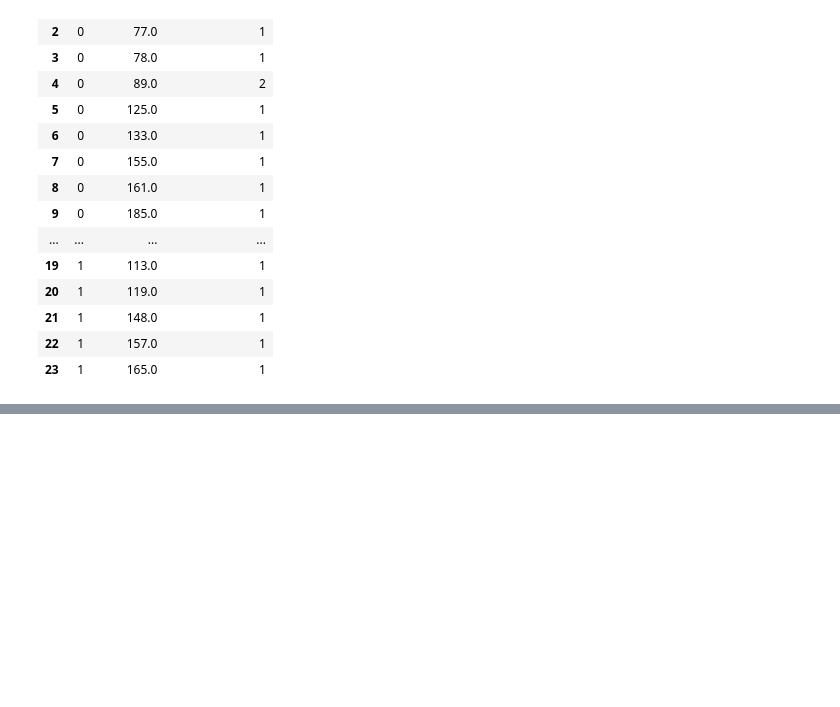
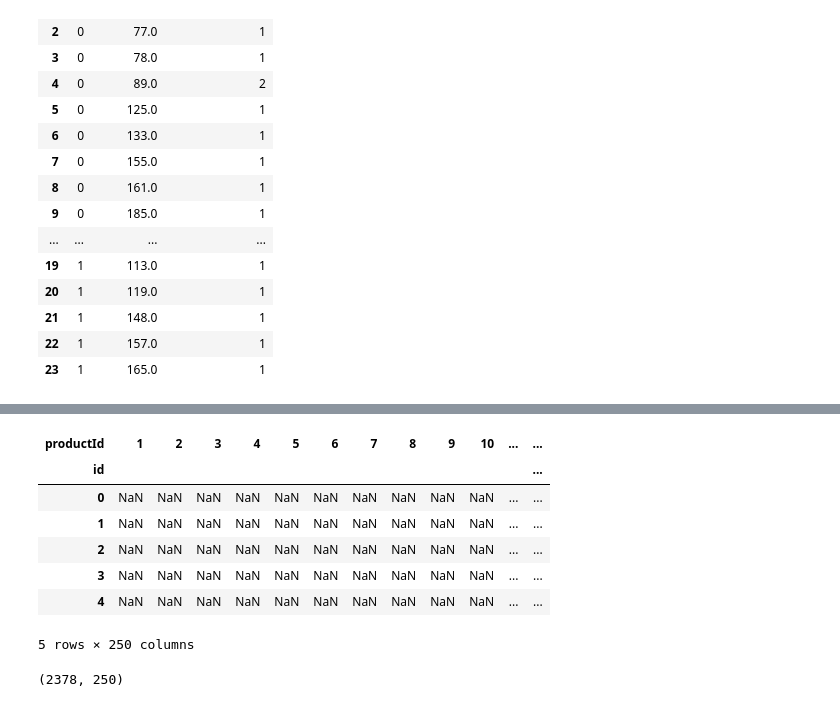
Before and after one commit to HassanSherwani/Predicting-customers-demand_API_Flask, a Jupyter notebook: Product_Freq.ipynb, the cells around one changed output, grey strips where cells are left out. Cells and saved outputs as stored; diff of their text form; code cells hidden in the pictures; blank space fills up the shorter version.

```diff
--- a/Product_Freq.ipynb
+++ b/Product_Freq.ipynb
@@ -110,0 +113,16 @@ pd.melt(transactions.head(2).set_index('id')['products'].apply(pd.Series).reset_
+# %%
+### 4a)-One for purchase count
+s=time.time()
+
+data = pd.melt(transactions.set_index('id')['products'].apply(pd.Series).reset_index(),
+             id_vars=['id'],
+             value_name='products') \
+    .dropna().drop(['variable'], axis=1) \
+    .groupby(['id', 'products']) \
+    .agg({'products': 'count'}) \
+    .rename(columns={'products': 'purchase_count'}) \
+    .reset_index() \
+    .rename(columns={'products': 'productId'})
+data['productId'] = data['productId'].astype(np.int64)
+
+print("Execution time:", round((time.time()-s)/60,2), "minutes")
@@ -110,0 +152,22 @@ pd.melt(transactions.head(2).set_index('id')['products'].apply(pd.Series).reset_
+# %%
+### 4-c)-Normalize item
+"""
+we normalize purchase frequency of each item across users by first creating a user-item matrix
+
+"""
+df_matrix = pd.pivot_table(data, values='purchase_count', index='id', columns='productId')
+# %%
+df_matrix.head()
+# %% [output]
+| productId | 1 | 2 | 3 | 4 | 5 | 6 | 7 | 8 | 9 | 10 | ... | ... |
+| id |  |  |  |  |  |  |  |  |  |  |  | ... |
+| 0 | NaN | NaN | NaN | NaN | NaN | NaN | NaN | NaN | NaN | NaN | ... | ... |
+| 1 | NaN | NaN | NaN | NaN | NaN | NaN | NaN | NaN | NaN | NaN | ... | ... |
+| 2 | NaN | NaN | NaN | NaN | NaN | NaN | NaN | NaN | NaN | NaN | ... | ... |
+| 3 | NaN | NaN | NaN | NaN | NaN | NaN | NaN | NaN | NaN | NaN | ... | ... |
+| 4 | NaN | NaN | NaN | NaN | NaN | NaN | NaN | NaN | NaN | NaN | ... | ... |
+5 rows × 250 columns
+# %%
+df_matrix.shape
+# %% [output]
+(2378, 250)
```
Also changed, not shown: parts of 12 cells of this notebook.
